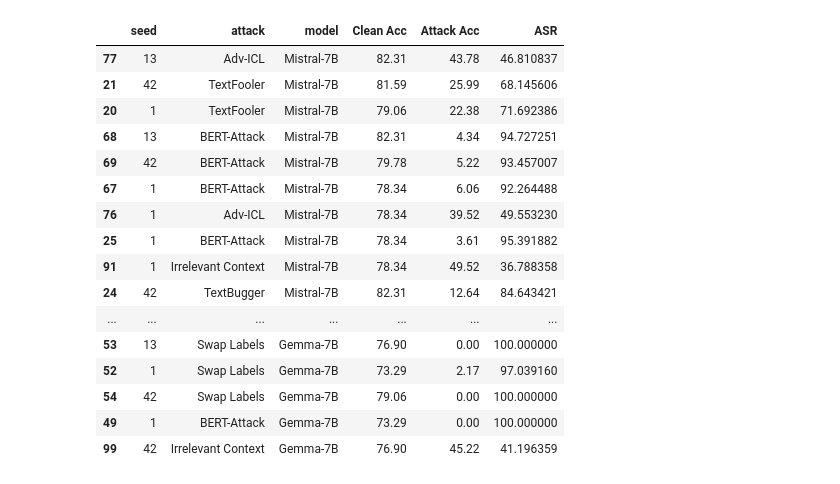
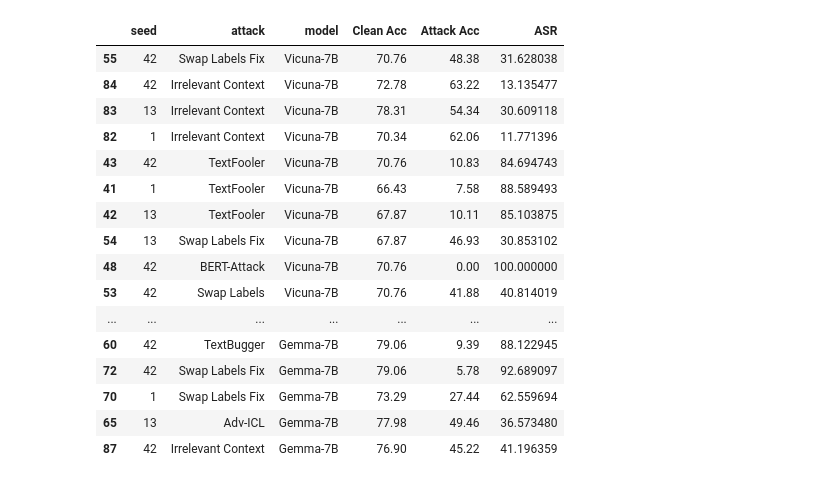
Before and after one commit to simonucl/mvp, a Jupyter notebook: checkpoints/rte/scale_model.ipynb, the cells around one changed output. Drawn from its saved outputs; the diff is of its cells as text; code cells hidden in the pictures.

```diff
--- a/checkpoints/rte/scale_model.ipynb
+++ b/checkpoints/rte/scale_model.ipynb
@@ -88,43 +88,43 @@ df = df.round(2)
 df = df.reset_index(drop=True)
 # df.loc[len(df)] = ['meta-llama/Llama-2-13b-hf', 'bert_attack', 79.30, 3.42, None]
 # df.loc[len(df)] = ['meta-llama/Llama-2-7b-hf', 'textbugger', 73.04, 12.75, None]
-df.loc[len(df)] = [1, 'swap_labels', 'meta-llama/Llama-2-7b-hf', 73.04, 7.22, None]
-df.loc[len(df)] = [13, 'swap_labels', 'meta-llama/Llama-2-7b-hf', 73.04, 6.14, None]
-df.loc[len(df)] = [42, 'swap_labels', 'meta-llama/Llama-2-7b-hf', 73.04, 5.06, None]
-df.loc[len(df)] = [1, 'swap_labels_fix', 'meta-llama/Llama-2-7b-hf', 73.04, 30.22, None]
-df.loc[len(df)] = [13, 'swap_labels_fix', 'meta-llama/Llama-2-7b-hf', 73.04, 31.14, None]
-df.loc[len(df)] = [42, 'swap_labels_fix', 'meta-llama/Llama-2-7b-hf', 73.04, 29.06, None]
+# df.loc[len(df)] = [1, 'swap_labels', 'meta-llama/Llama-2-7b-hf', 73.04, 7.22, None]
+# df.loc[len(df)] = [13, 'swap_labels', 'meta-llama/Llama-2-7b-hf', 73.04, 6.14, None]
+# df.loc[len(df)] = [42, 'swap_labels', 'meta-llama/Llama-2-7b-hf', 73.04, 5.06, None]
+# df.loc[len(df)] = [1, 'swap_labels_fix', 'meta-llama/Llama-2-7b-hf', 73.04, 30.22, None]
+# df.loc[len(df)] = [13, 'swap_labels_fix', 'meta-llama/Llama-2-7b-hf', 73.04, 31.14, None]
+# df.loc[len(df)] = [42, 'swap_labels_fix', 'meta-llama/Llama-2-7b-hf', 73.04, 29.06, None]
 
-df.loc[len(df)] = [1, 'bert_attack', 'meta-llama/Llama-2-13b-hf', 78.34, 3.06, None]
-df.loc[len(df)] = [13, 'bert_attack', 'meta-llama/Llama-2-13b-hf', 78.34, 4.34, None]
-df.loc[len(df)] = [42, 'bert_attack', 'meta-llama/Llama-2-13b-hf', 78.34, 5.22, None]
+# df.loc[len(df)] = [1, 'bert_attack', 'meta-llama/Llama-2-13b-hf', 78.34, 3.06, None]
+# df.loc[len(df)] = [13, 'bert_attack', 'meta-llama/Llama-2-13b-hf', 78.34, 4.34, None]
+# df.loc[len(df)] = [42, 'bert_attack', 'meta-llama/Llama-2-13b-hf', 78.34, 5.22, None]
 
-df.loc[len(df)] = [1, 'bert_attack', 'mistralai/Mistral-7B-v0.1', 78.34, 6.06, None]
-df.loc[len(df)] = [13, 'bert_attack', 'mistralai/Mistral-7B-v0.1', 82.31, 4.34, None]
-df.loc[len(df)] = [42, 'bert_attack', 'mistralai/Mistral-7B-v0.1', 79.78, 5.22, None]
+# df.loc[len(df)] = [1, 'bert_attack', 'mistralai/Mistral-7B-v0.1', 78.34, 6.06, None]
+# df.loc[len(df)] = [13, 'bert_attack', 'mistralai/Mistral-7B-v0.1', 82.31, 4.34, None]
+# df.loc[len(df)] = [42, 'bert_attack', 'mistralai/Mistral-7B-v0.1', 79.78, 5.22, None]
 
-# -------------------------------------------------------------------------------------------
-df.loc[len(df)] = [1, 'icl_attack', 'meta-llama/Llama-2-7b-hf', 73.04, 38.91, None]
-df.loc[len(df)] = [13, 'icl_attack', 'meta-llama/Llama-2-7b-hf', 73.04, 36.92, None]
-df.loc[len(df)] = [42, 'icl_attack', 'meta-llama/Llama-2-7b-hf', 73.04, 34.78, None]
+# # # -------------------------------------------------------------------------------------------
+# df.loc[len(df)] = [1, 'icl_attack', 'meta-llama/Llama-2-7b-hf', 73.04, 38.91, None]
+# df.loc[len(df)] = [13, 'icl_attack', 'meta-llama/Llama-2-7b-hf', 73.04, 36.92, None]
+# df.loc[len(df)] = [42, 'icl_attack', 'meta-llama/Llama-2-7b-hf', 73.04, 34.78, None]
 
-df.loc[len(df)] = [1, 'icl_attack', 'meta-llama/Llama-2-13b-hf', 79.06, 42.91, None]
-df.loc[len(df)] = [13, 'icl_attack', 'meta-llama/Llama-2-13b-hf', 78.34, 41.34, None]
-df.loc[len(df)] = [42, 'icl_attack', 'meta-llama/Llama-2-13b-hf', 80.51, 37.22, None]
+# df.loc[len(df)] = [1, 'icl_attack', 'meta-llama/Llama-2-13b-hf', 79.06, 42.91, None]
+# df.loc[len(df)] = [13, 'icl_attack', 'meta-llama/Llama-2-13b-hf', 78.34, 41.34, None]
+# df.loc[len(df)] = [42, 'icl_attack', 'meta-llama/Llama-2-13b-hf', 80.51, 37.22, None]
 
-df.loc[len(df)] = [1, 'icl_attack', 'mistralai/Mistral-7B-v0.1', 78.34, 39.52, None]
-df.loc[len(df)] = [13, 'icl_attack', 'mistralai/Mistral-7B-v0.1', 82.31, 43.78, None]
-df.loc[len(df)] = [42, 'icl_attack', 'mistralai/Mistral-7B-v0.1', 79.78, 44.57, None]
+# df.loc[len(df)] = [1, 'icl_attack', 'mistralai/Mistral-7B-v0.1', 78.34, 39.52, None]
+# df.loc[len(df)] = [13, 'icl_attack', 'mistralai/Mistral-7B-v0.1', 82.31, 43.78, None]
+# df.loc[len(df)] = [42, 'icl_attack', 'mistralai/Mistral-7B-v0.1', 79.78, 44.57, None]
 
-df.loc[len(df)] = [1, 'icl_attack', 'lmsys/vicuna-7b-v1.5/', 70.34, 46.06, None]
-df.loc[len(df)] = [13, 'icl_attack', 'lmsys/vicuna-7b-v1.5/', 78.31, 54.34, None]
-df.loc[len(df)] = [42, 'icl_attack', 'lmsys/vicuna-7b-v1.5/', 72.78, 42.22, None]
+# df.loc[len(df)] = [1, 'icl_attack', 'lmsys/vicuna-7b-v1.5/', 70.34, 46.06, None]
+# df.loc[len(df)] = [13, 'icl_attack', 'lmsys/vicuna-7b-v1.5/', 78.31, 54.34, None]
+# df.loc[len(df)] = [42, 'icl_attack', 'lmsys/vicuna-7b-v1.5/', 72.78, 42.22, None]
 
-df.loc[len(df)] = [1, 'icl_attack', 'google/gemma-7b/', 73.29, 38.76, None]
-df.loc[len(df)] = [13, 'icl_attack', 'google/gemma-7b/', 82.31, 42.34, None]
-df.loc[len(df)] = [42, 'icl_attack', 'google/gemma-7b/', 79.78, 45.22, None]
+# df.loc[len(df)] = [1, 'icl_attack', 'google/gemma-7b/', 73.29, 38.76, None]
+# df.loc[len(df)] = [13, 'icl_attack', 'google/gemma-7b/', 82.31, 42.34, None]
+# df.loc[len(df)] = [42, 'icl_attack', 'google/gemma-7b/', 79.78, 45.22, None]
 
-# -------------------------------------------------------------------------------------------
+# # -------------------------------------------------------------------------------------------
 df.loc[len(df)] = [1, 'irrelevant_context', 'meta-llama/Llama-2-7b-hf', 73.04, 49.23, None]
 df.loc[len(df)] = [13, 'irrelevant_context', 'meta-llama/Llama-2-7b-hf', 73.04, 47.67, None]
 df.loc[len(df)] = [42, 'irrelevant_context', 'meta-llama/Llama-2-7b-hf', 73.04, 55.44, None]
@@ -162,49 +162,49 @@ df['model'] = df['model'].map({
     'google/gemma-7b/': 'Gemma-7B'
 })
 
 
 attack_order = ['textfooler', 'textbugger', 'bert_attack', 'icl_attack', 'swap_labels', 'swap_labels_fix', 'irrelevant_context']
 df['attack'] = pd.Categorical(df['attack'], categories=attack_order, ordered=True)
 df = df.sort_values(by='attack')
 order = ['Llama-2-7B', 'Llama-2-13B', 'Mistral-7B', 'Vicuna-7B', 'Gemma-7B']
 df['model'] = pd.Categorical(df['model'], categories=order, ordered=True)
 df = df.sort_values(by='model')
 
 # map attack to human readable name
 df['attack'] = df['attack'].map({
     'textfooler': 'TextFooler',
     'textbugger': 'TextBugger',
     'bert_attack': 'BERT-Attack',
     'icl_attack': 'Adv-ICL',
     'swap_labels': 'Swap Labels',
     'swap_labels_fix': 'Swap Labels Fix',
     'irrelevant_context': 'Irrelevant Context'
 })
 
 df['ASR'] = ((df['Clean Acc'] - df['Attack Acc']) / df['Clean Acc']) * 100
 # df = df.round(2)
 # df['ASR'] = df['ASR'].fillna(0)
 
 # df
 df[50:]
 # %% [output]
 |  | seed | attack | model | Clean Acc | Attack Acc | ASR |
-| 77 | 13 | Adv-ICL | Mistral-7B | 82.31 | 43.78 | 46.810837 |
-| 21 | 42 | TextFooler | Mistral-7B | 81.59 | 25.99 | 68.145606 |
-| 20 | 1 | TextFooler | Mistral-7B | 79.06 | 22.38 | 71.692386 |
-| 68 | 13 | BERT-Attack | Mistral-7B | 82.31 | 4.34 | 94.727251 |
-| 69 | 42 | BERT-Attack | Mistral-7B | 79.78 | 5.22 | 93.457007 |
-| 67 | 1 | BERT-Attack | Mistral-7B | 78.34 | 6.06 | 92.264488 |
-| 76 | 1 | Adv-ICL | Mistral-7B | 78.34 | 39.52 | 49.553230 |
-| 25 | 1 | BERT-Attack | Mistral-7B | 78.34 | 3.61 | 95.391882 |
-| 91 | 1 | Irrelevant Context | Mistral-7B | 78.34 | 49.52 | 36.788358 |
-| 24 | 42 | TextBugger | Mistral-7B | 82.31 | 12.64 | 84.643421 |
+| 55 | 42 | Swap Labels Fix | Vicuna-7B | 70.76 | 48.38 | 31.628038 |
+| 84 | 42 | Irrelevant Context | Vicuna-7B | 72.78 | 63.22 | 13.135477 |
+| 83 | 13 | Irrelevant Context | Vicuna-7B | 78.31 | 54.34 | 30.609118 |
+| 82 | 1 | Irrelevant Context | Vicuna-7B | 70.34 | 62.06 | 11.771396 |
+| 43 | 42 | TextFooler | Vicuna-7B | 70.76 | 10.83 | 84.694743 |
+| 41 | 1 | TextFooler | Vicuna-7B | 66.43 | 7.58 | 88.589493 |
+| 42 | 13 | TextFooler | Vicuna-7B | 67.87 | 10.11 | 85.103875 |
+| 54 | 13 | Swap Labels Fix | Vicuna-7B | 67.87 | 46.93 | 30.853102 |
+| 48 | 42 | BERT-Attack | Vicuna-7B | 70.76 | 0.00 | 100.000000 |
+| 53 | 42 | Swap Labels | Vicuna-7B | 70.76 | 41.88 | 40.814019 |
 | ... | ... | ... | ... | ... | ... | ... |
-| 53 | 13 | Swap Labels | Gemma-7B | 76.90 | 0.00 | 100.000000 |
-| 52 | 1 | Swap Labels | Gemma-7B | 73.29 | 2.17 | 97.039160 |
-| 54 | 42 | Swap Labels | Gemma-7B | 79.06 | 0.00 | 100.000000 |
-| 49 | 1 | BERT-Attack | Gemma-7B | 73.29 | 0.00 | 100.000000 |
-| 99 | 42 | Irrelevant Context | Gemma-7B | 76.90 | 45.22 | 41.196359 |
+| 60 | 42 | TextBugger | Gemma-7B | 79.06 | 9.39 | 88.122945 |
+| 72 | 42 | Swap Labels Fix | Gemma-7B | 79.06 | 5.78 | 92.689097 |
+| 70 | 1 | Swap Labels Fix | Gemma-7B | 73.29 | 27.44 | 62.559694 |
+| 65 | 13 | Adv-ICL | Gemma-7B | 77.98 | 49.46 | 36.573480 |
+| 87 | 42 | Irrelevant Context | Gemma-7B | 76.90 | 45.22 | 41.196359 |
 # %%
 # plot the ASR with x axis as the model, y axis as the ASR, and hue as the attack
 fig, ax = plt.subplots(figsize=(14, 5))
```
Also changed, not shown: parts of 7 cells of this notebook, 23 other files.
